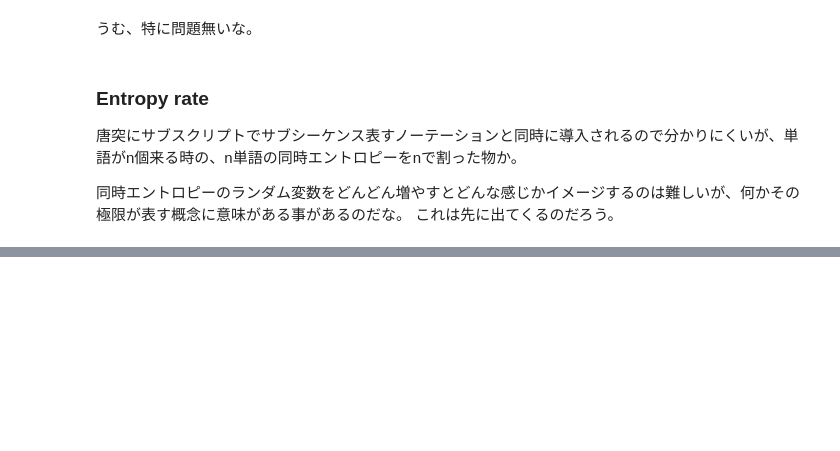
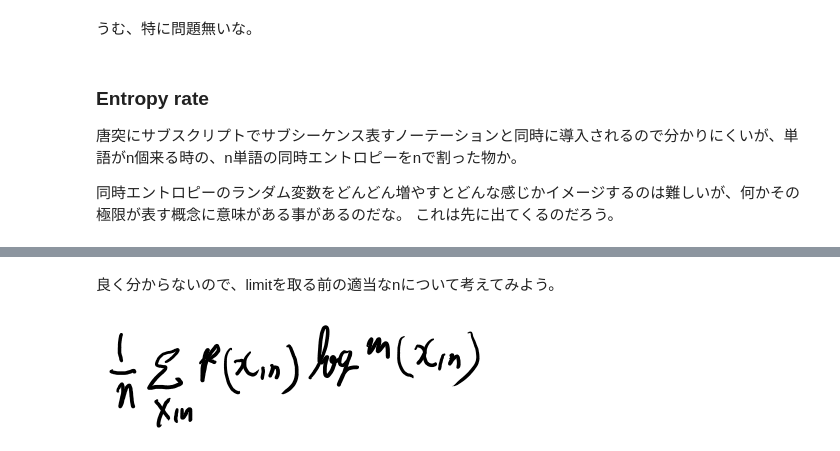
Before and after one commit to karino2/karino2.github.io, a Jupyter notebook: ipynb/2018-11-07-195900.ipynb, the cells around one changed output, grey strips where cells are left out. Drawn from its saved outputs; the diff is of its cells as text; code cells hidden in the pictures; blank space fills up the shorter version.

```diff
--- a/ipynb/2018-11-07-195900.ipynb
+++ b/ipynb/2018-11-07-195900.ipynb
@@ -170,0 +192,6 @@ MeatPieImage()
+# %% [markdown]
+良く分からないので、limitを取る前の適当なnについて考えてみよう。
+# %%
+MeatPieImage()
+# %% [output]
+[figure, added]
```
Also changed, not shown: parts of 15 cells of this notebook.
